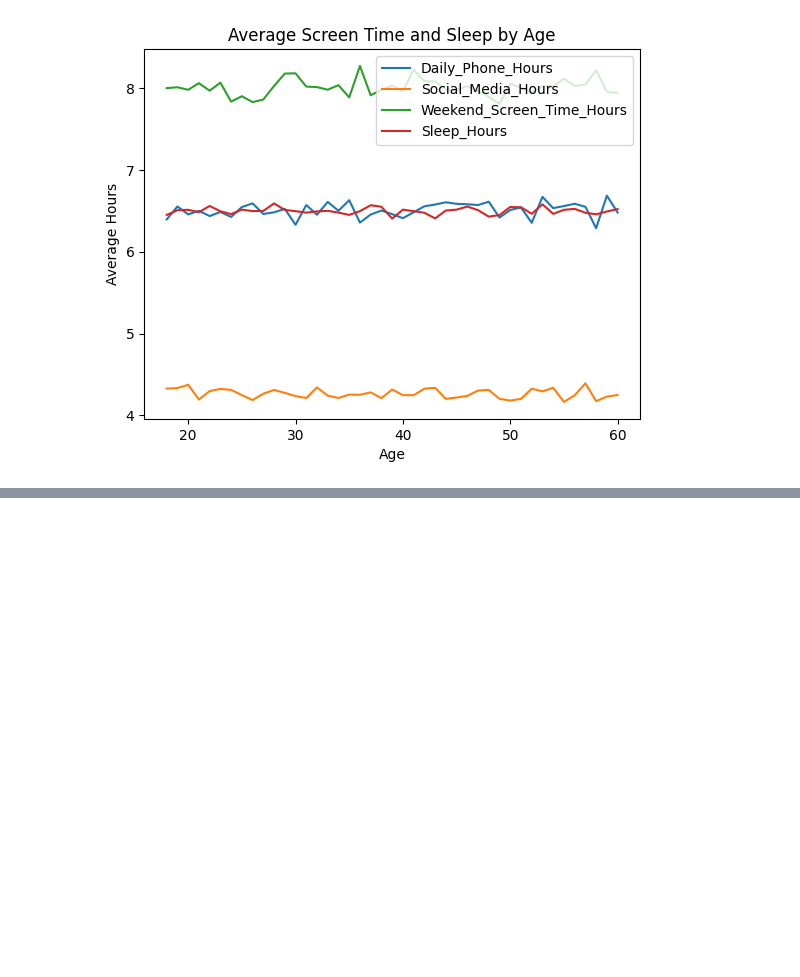
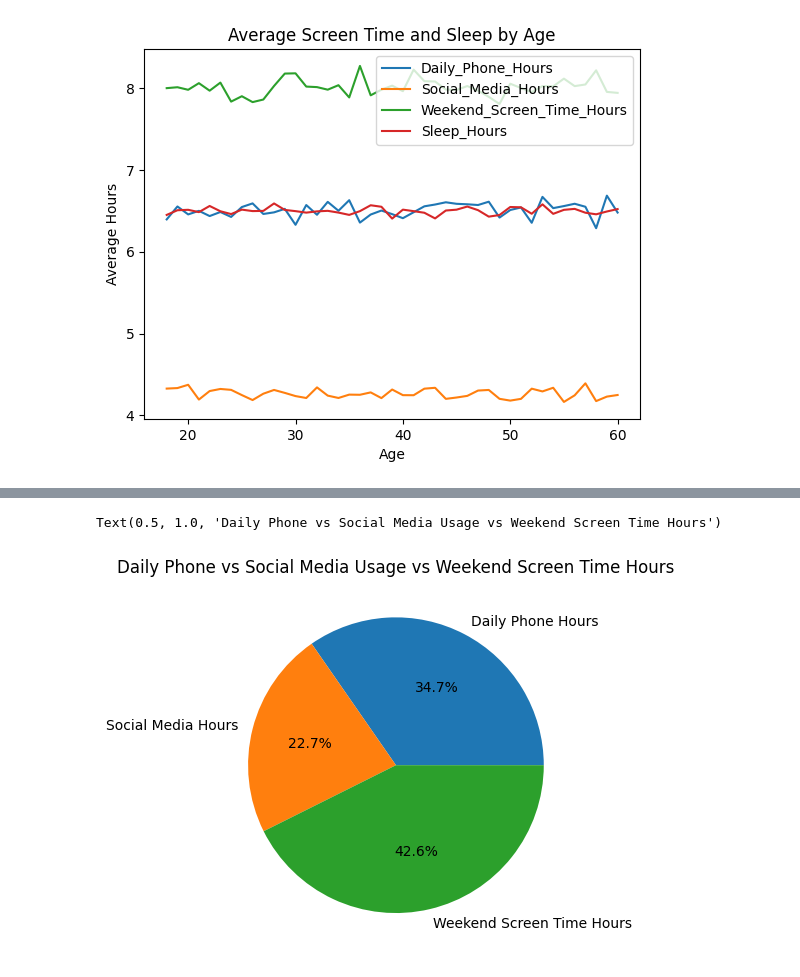
Before and after one commit to evil-dodo8144/dav-hands-on, a Jupyter notebook: lesson2.ipynb, the cells around one changed output, grey strips where cells are left out. Drawn from its saved outputs; the diff is of its cells as text; code cells hidden in the pictures; blank space fills up the shorter version.

```diff
--- a/lesson2.ipynb
+++ b/lesson2.ipynb
@@ -25,0 +51,19 @@ plt.show()
+# %%
+import pandas as pd
+import matplotlib.pyplot as plt
+# Load dataset
+df = pd.read_csv("supd.csv") # change path if needed
+# Calculate total hours
+daily_phone_total = df['Daily_Phone_Hours'].sum()
+social_media_total = df['Social_Media_Hours'].sum()
+Weekend_Hours = df['Weekend_Screen_Time_Hours'].sum()
+# Data for pie chart
+labels = ['Daily Phone Hours', 'Social Media Hours', 'Weekend Screen Time Hours']
+sizes = [daily_phone_total, social_media_total, Weekend_Hours]
+# Plot pie chart
+plt.figure()
+plt.pie(sizes, labels=labels, autopct='%1.1f%%')
+plt.title('Daily Phone vs Social Media Usage vs Weekend Screen Time Hours')
+# %% [output]
+Text(0.5, 1.0, 'Daily Phone vs Social Media Usage vs Weekend Screen Time Hours')
+[figure, added]
```
Also changed, not shown: parts of 7 cells of this notebook.
